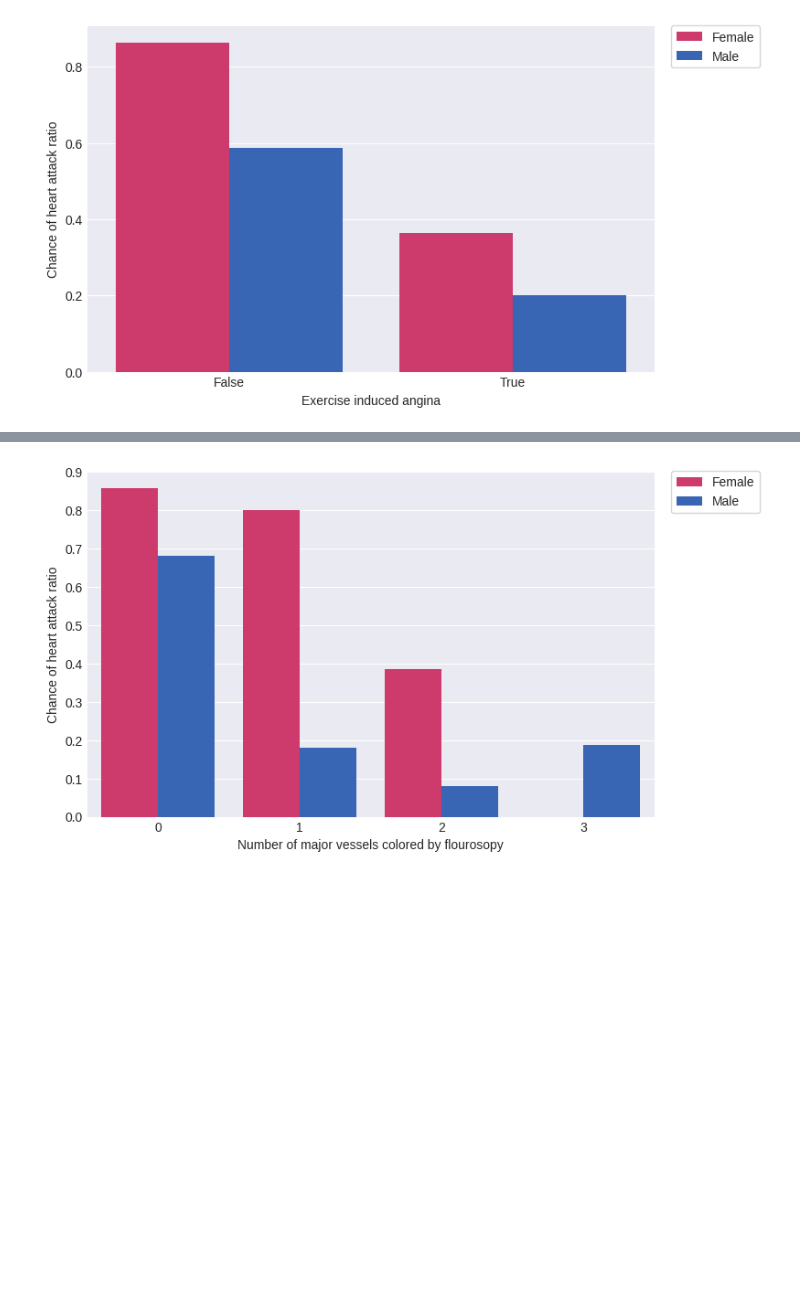
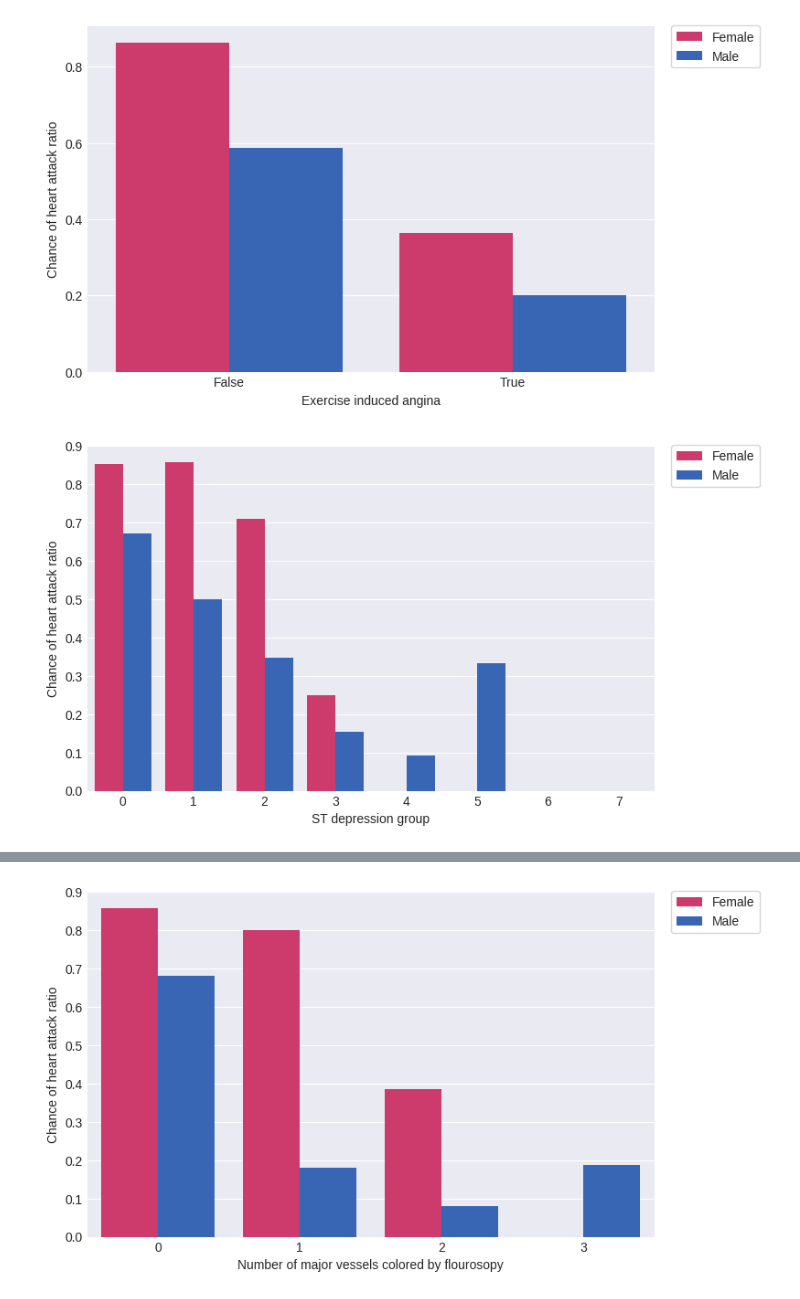
Before and after one commit to flohmannjr/Heart-Attack-Analysis-and-Prediction, a Jupyter notebook: Heart_Attack_Analysis_and_Prediction.ipynb, the cells around one changed output, grey strips where cells are left out. Saved outputs shown, nothing was run; the diff lists cells and outputs as text; code cells hidden in the pictures; blank space fills up the shorter version.

```diff
--- a/Heart_Attack_Analysis_and_Prediction.ipynb
+++ b/Heart_Attack_Analysis_and_Prediction.ipynb
@@ -214,2 +197,6 @@ heart_attack_by_sex('exng', 'Exercise induced angina')
 # %% [output]
 [figure]
+# %%
+heart_attack_by_sex('oldpeak_group', 'ST depression group')
+# %% [output]
+[figure, added]
```
Also changed, not shown: parts of 10 cells of this notebook.
